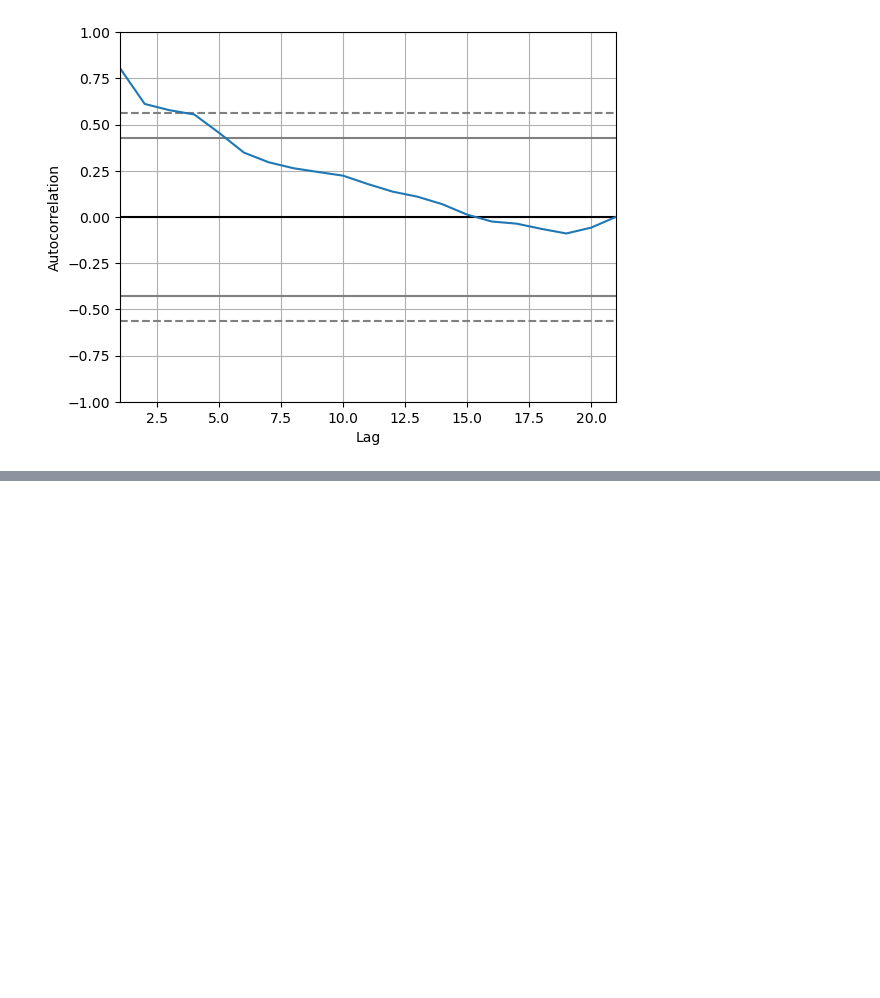
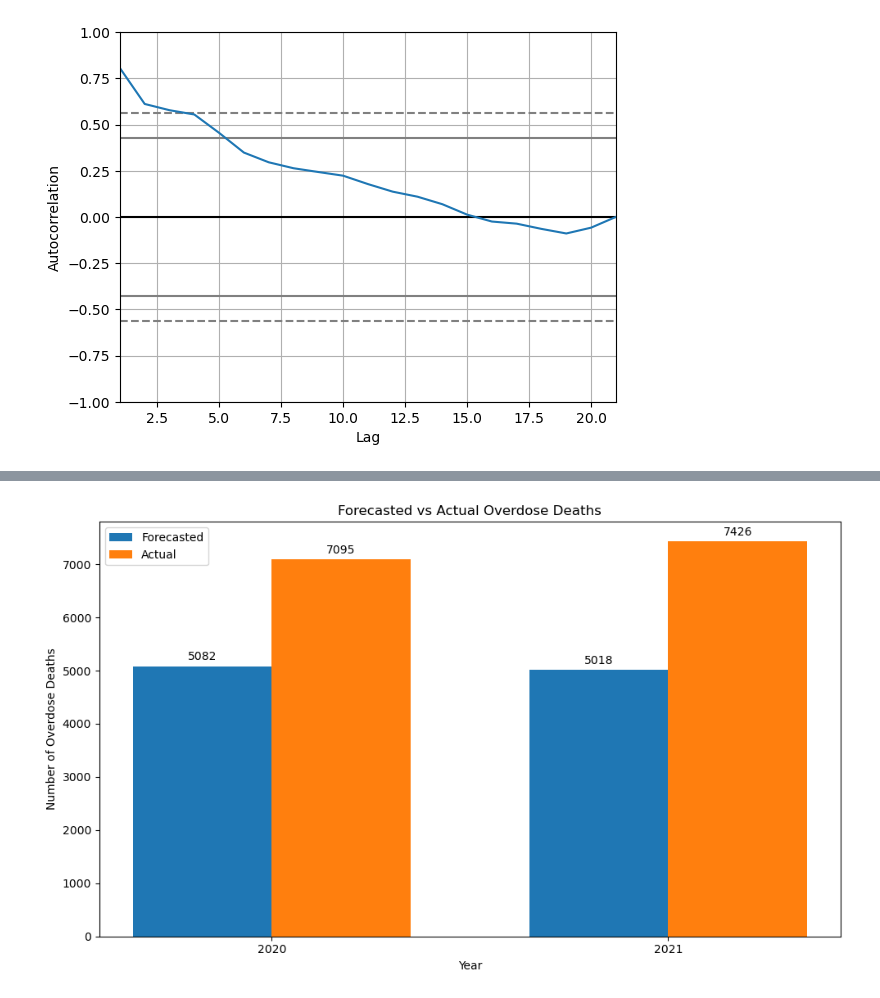
Before and after one commit to alexandra10zam/DataMadness, a Jupyter notebook: Data-madness.ipynb, the cells around one changed output, grey strips where cells are left out. Cells and saved outputs as stored; diff of their text form; code cells hidden in the pictures; blank space fills up the shorter version.

```diff
--- a/Data-madness.ipynb
+++ b/Data-madness.ipynb
@@ -504,0 +589,29 @@ autocorrelation_plot(df_covid)
+# %%
+
+bar_width = 0.35
+index = np.arange(len(df_forecast['Year']))
+
+fig, ax = plt.subplots(figsize=(10, 6))
+forecasted_bars = ax.bar(index, df_forecast['Forecasted Overdose Deaths'], bar_width, label='Forecasted')
+actual_bars = ax.bar(index + bar_width, df_forecast['Actual Overdose Deaths'], bar_width, label='Actual')
+
+ax.set_xlabel('Year')
+ax.set_ylabel('Number of Overdose Deaths')
+ax.set_title('Forecasted vs Actual Overdose Deaths')
+ax.set_xticks(index + bar_width / 2)
+ax.set_xticklabels(df_forecast['Year'])
+ax.legend()
+
+# Adding the text for the labels on each bar
+for bar in forecasted_bars + actual_bars:
+    height = bar.get_height()
+    ax.annotate('{}'.format(int(height)),
+                xy=(bar.get_x() + bar.get_width() / 2, height),
+                xytext=(0, 3),  # 3 points vertical offset
+                textcoords="offset points",
+                ha='center', va='bottom')
+
+plt.tight_layout()
+plt.show()
+# %% [output]
+[figure, added]
```
Also changed, not shown: parts of 8 cells of this notebook, 1 other file.
